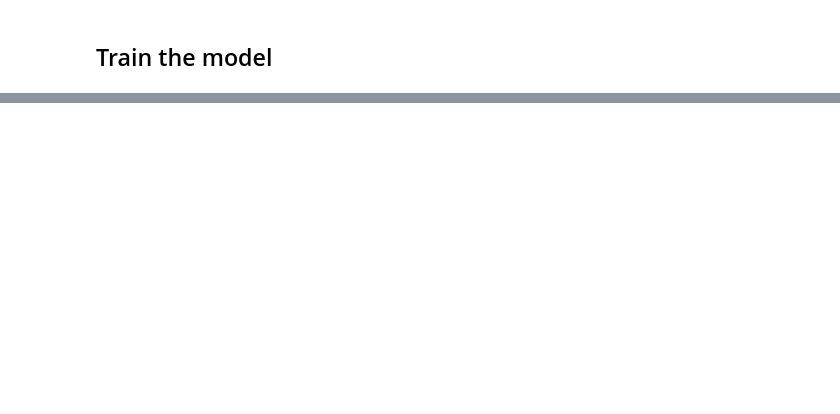
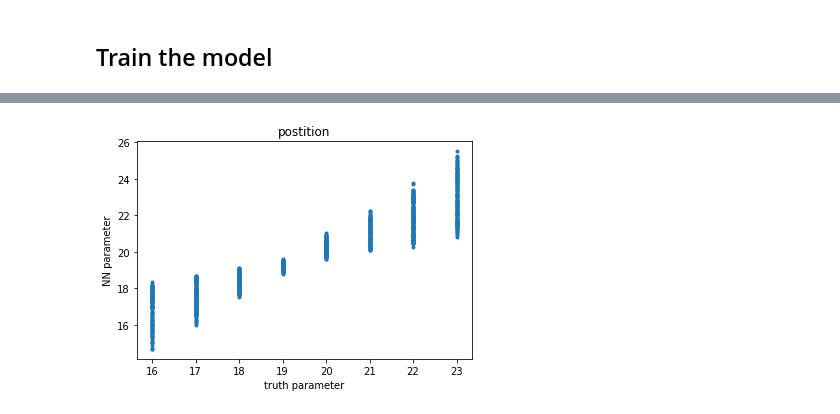
Before and after one commit to JochiSt/AI_PulseReconstruction, a Jupyter notebook: TestSTM32_AI.ipynb, the cells around one changed output, grey strips where cells are left out. Cells and saved outputs as stored; diff of their text form; code cells hidden in the pictures; blank space fills up the shorter version.

```diff
--- a/TestSTM32_AI.ipynb
+++ b/TestSTM32_AI.ipynb
@@ -291,0 +343,8 @@ ANN reconstructed:     [16.37648  16.443018 33.369644]
+# %%
+plt.plot( [k[1] for k in orig_parameters], [k[1] for k in NN_parameters], ".")
+plt.title("postition")
+plt.ylabel("NN parameter")
+plt.xlabel("truth parameter")
+plt.show()
+# %% [output]
+[figure, added]
```
Also changed, not shown: parts of 20 cells of this notebook.
